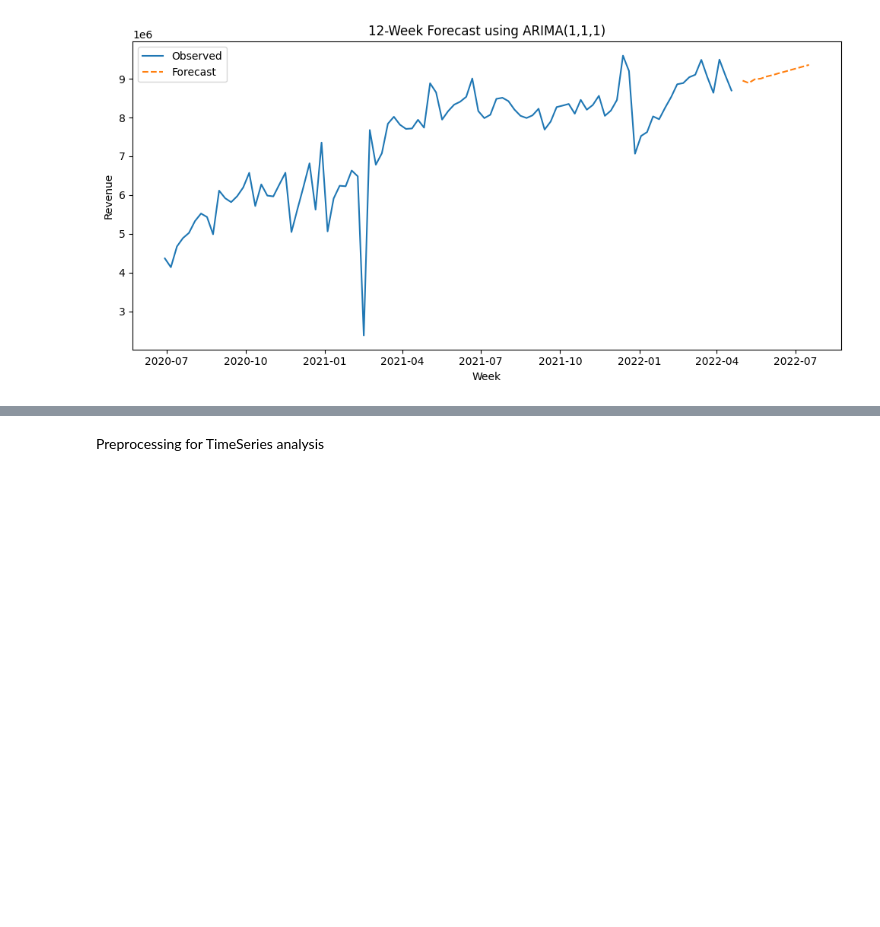
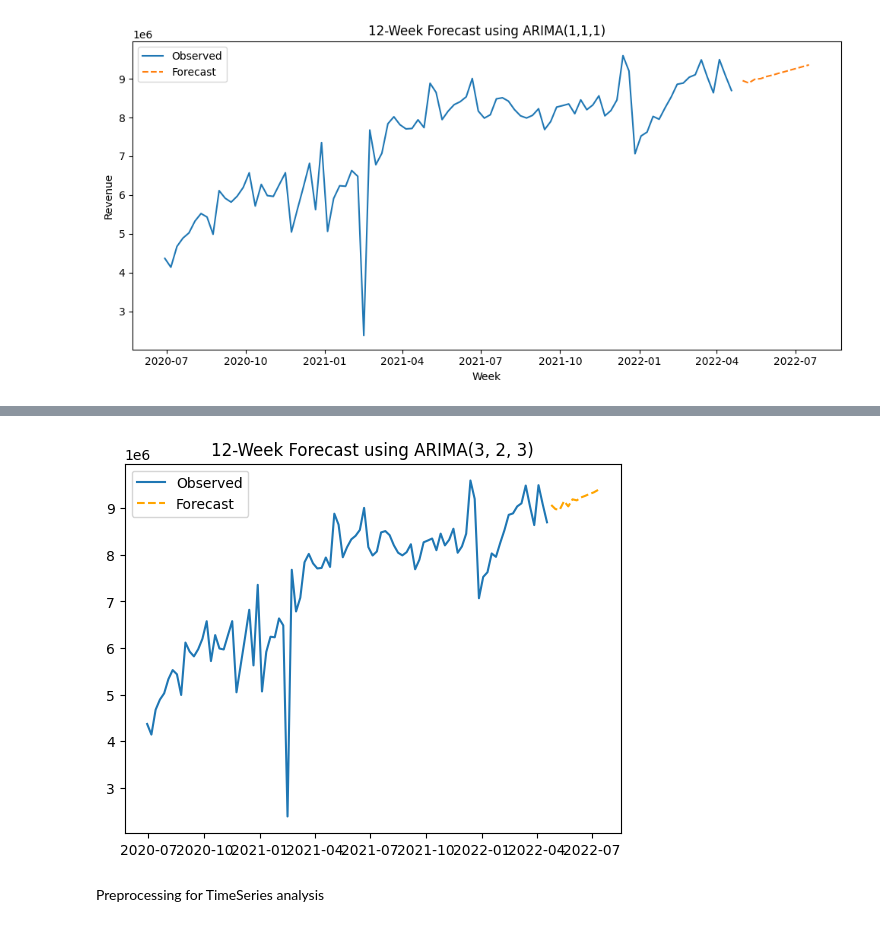
Before and after one commit to drtclem/Sysco, a Jupyter notebook: src/houston2.ipynb, the cells around one changed output, grey strips where cells are left out. Cells and saved outputs as stored; diff of their text form; code cells hidden in the pictures; blank space fills up the shorter version.

```diff
--- a/src/houston2.ipynb
+++ b/src/houston2.ipynb
@@ -234,0 +285,21 @@ plt.show()
+# %%
+best_order = (3, 2, 3)
+# %%
+from statsmodels.tsa.arima.model import ARIMA
+import matplotlib.pyplot as plt
+
+# Fit the model
+model = ARIMA(weekly_revenue, order=best_order)
+fitted = model.fit()
+
+# Forecast 12 future steps
+forecast = fitted.forecast(steps=12)
+
+# Plot
+plt.plot(weekly_revenue, label='Observed')  # <- corrected here
+plt.plot(forecast.index, forecast, '--', label='Forecast', color='orange')
+plt.title(f"12-Week Forecast using ARIMA{best_order}")
+plt.legend()
+plt.show()
+# %% [output]
+[figure, added]
```
Also changed, not shown: parts of 8 cells of this notebook, 3 other files.
